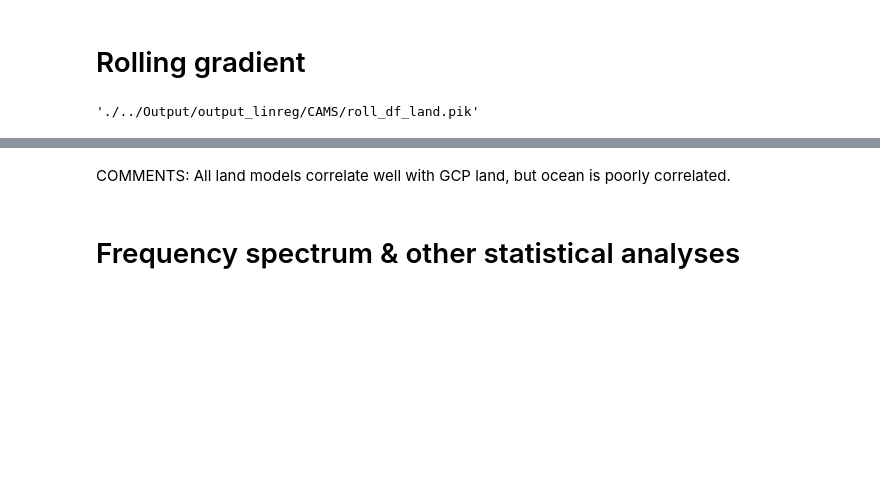
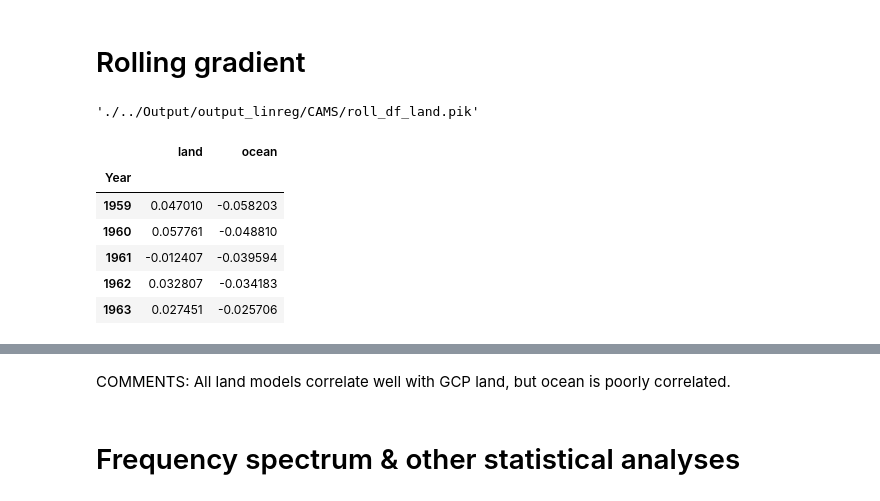
Before and after one commit to rursino/carbon-cycle-feedbacks, a Jupyter notebook: Peylin_flux/Notebooks/model_evaluation.ipynb, the cells around one changed output, grey strips where cells are left out. Saved outputs shown, nothing was run; the diff lists cells and outputs as text; code cells hidden in the pictures; blank space fills up the shorter version.

```diff
--- a/Peylin_flux/Notebooks/model_evaluation.ipynb
+++ b/Peylin_flux/Notebooks/model_evaluation.ipynb
@@ -163,4 +168,4 @@ get_fname("CAMS", "land")
 # %%
 CAMS_roll_land = pickle.load(open(get_fname("CAMS", "land"), "rb"))
 # %%
-GCP_roll_land = pickle.load(open(get_fname("GCP", "land"), "rb"))
+GCP_roll_land = pickle.load(open(get_fname("GCP", "land"), "rb"))["10-year trend slope"]
@@ -167 +174,12 @@ GCP_roll_land = pickle.load(open(get_fname("GCP", "land"), "rb"))
+# %%
+GCP_roll = pd.DataFrame({"land": GCP_roll_land.values, "ocean": GCP_roll_ocean.values}, index=GCP_roll_land.index)
+GCP_roll.head()
+# %% [output]
+|  | land | ocean |
+| Year |  |  |
+| 1959 | 0.047010 | -0.058203 |
+| 1960 | 0.057761 | -0.048810 |
+| 1961 | -0.012407 | -0.039594 |
+| 1962 | 0.032807 | -0.034183 |
+| 1963 | 0.027451 | -0.025706 |
 # %%
```
Also changed, not shown: parts of 12 cells of this notebook.
